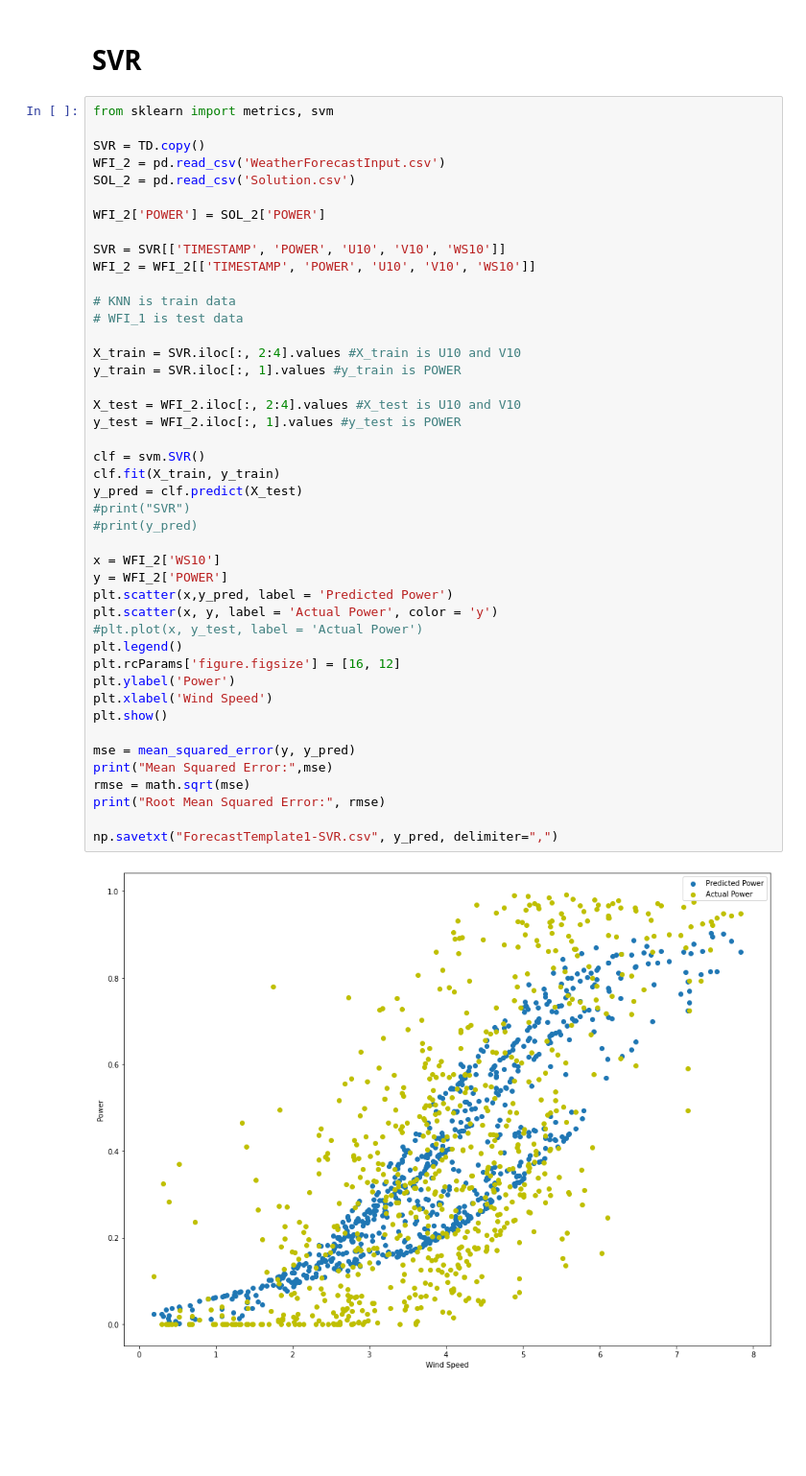
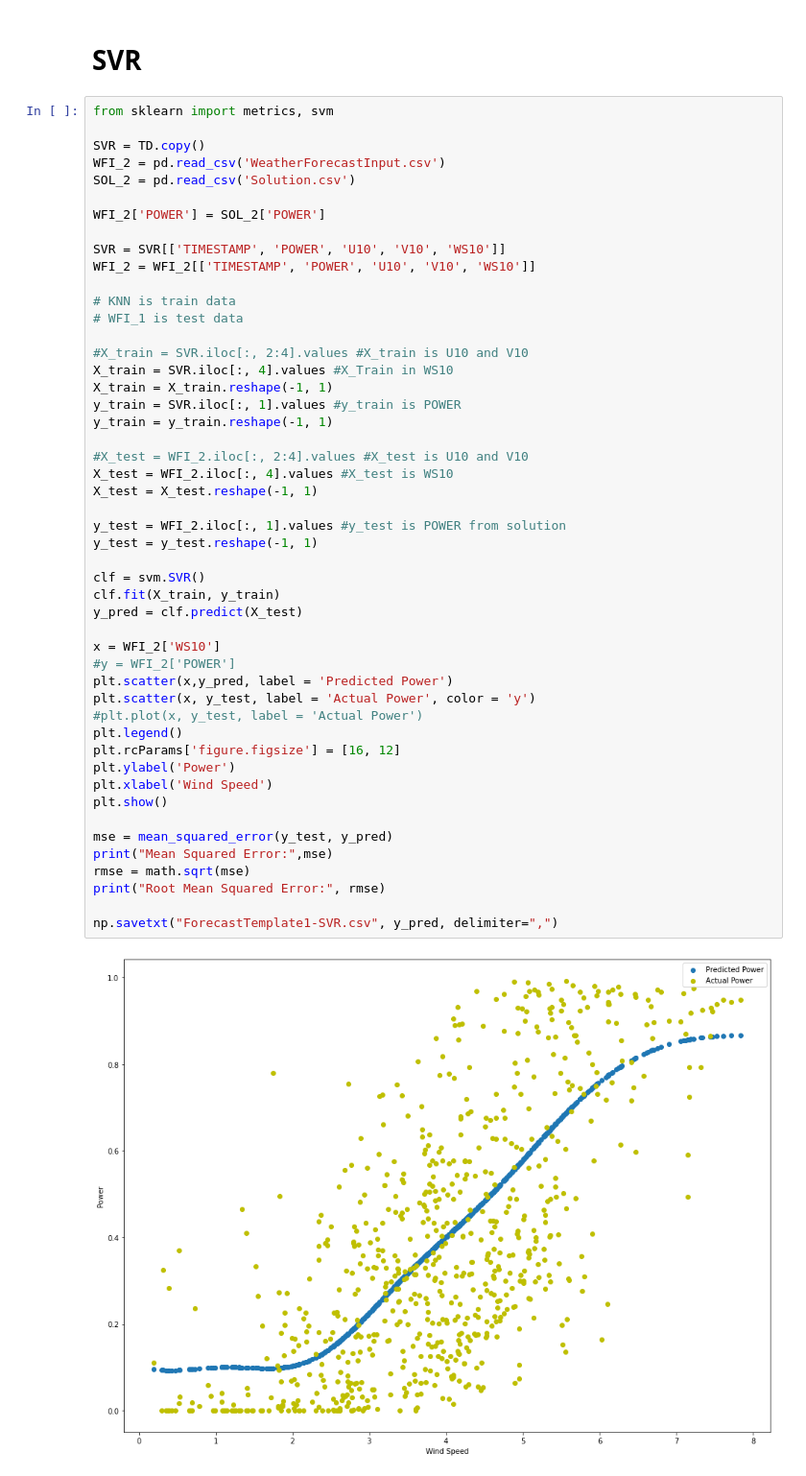
Before and after one commit to andreasdyve/IN5410-assignment2, a Jupyter notebook: Task 1.ipynb, the cells around one changed output. Shown at 96% size. Cells and saved outputs as stored; diff of their text form; blank space fills up the shorter version.

```diff
--- a/Task 1.ipynb
+++ b/Task 1.ipynb
@@ -256,39 +257,44 @@ SOL_2 = pd.read_csv('Solution.csv')
 WFI_2['POWER'] = SOL_2['POWER']
 
 SVR = SVR[['TIMESTAMP', 'POWER', 'U10', 'V10', 'WS10']]
 WFI_2 = WFI_2[['TIMESTAMP', 'POWER', 'U10', 'V10', 'WS10']]
 
 # KNN is train data
 # WFI_1 is test data
 
-X_train = SVR.iloc[:, 2:4].values #X_train is U10 and V10
+#X_train = SVR.iloc[:, 2:4].values #X_train is U10 and V10
+X_train = SVR.iloc[:, 4].values #X_Train in WS10
+X_train = X_train.reshape(-1, 1)
 y_train = SVR.iloc[:, 1].values #y_train is POWER
+y_train = y_train.reshape(-1, 1)
 
-X_test = WFI_2.iloc[:, 2:4].values #X_test is U10 and V10
-y_test = WFI_2.iloc[:, 1].values #y_test is POWER
+#X_test = WFI_2.iloc[:, 2:4].values #X_test is U10 and V10
+X_test = WFI_2.iloc[:, 4].values #X_test is WS10
+X_test = X_test.reshape(-1, 1)
+
+y_test = WFI_2.iloc[:, 1].values #y_test is POWER from solution
+y_test = y_test.reshape(-1, 1)
 
 clf = svm.SVR()
 clf.fit(X_train, y_train)
 y_pred = clf.predict(X_test)
-#print("SVR")
-#print(y_pred)
 
 x = WFI_2['WS10']
-y = WFI_2['POWER']
+#y = WFI_2['POWER']
 plt.scatter(x,y_pred, label = 'Predicted Power')
-plt.scatter(x, y, label = 'Actual Power', color = 'y')
+plt.scatter(x, y_test, label = 'Actual Power', color = 'y')
 #plt.plot(x, y_test, label = 'Actual Power')
 plt.legend()
 plt.rcParams['figure.figsize'] = [16, 12]
 plt.ylabel('Power')
 plt.xlabel('Wind Speed')
 plt.show()
 
-mse = mean_squared_error(y, y_pred)
+mse = mean_squared_error(y_test, y_pred)
 print("Mean Squared Error:",mse)
 rmse = math.sqrt(mse)
 print("Root Mean Squared Error:", rmse)
 
 np.savetxt("ForecastTemplate1-SVR.csv", y_pred, delimiter=",")
 # %% [output]
-[figure, old version]
+[figure, new version]
```
Also changed, not shown: parts of 7 cells of this notebook.
